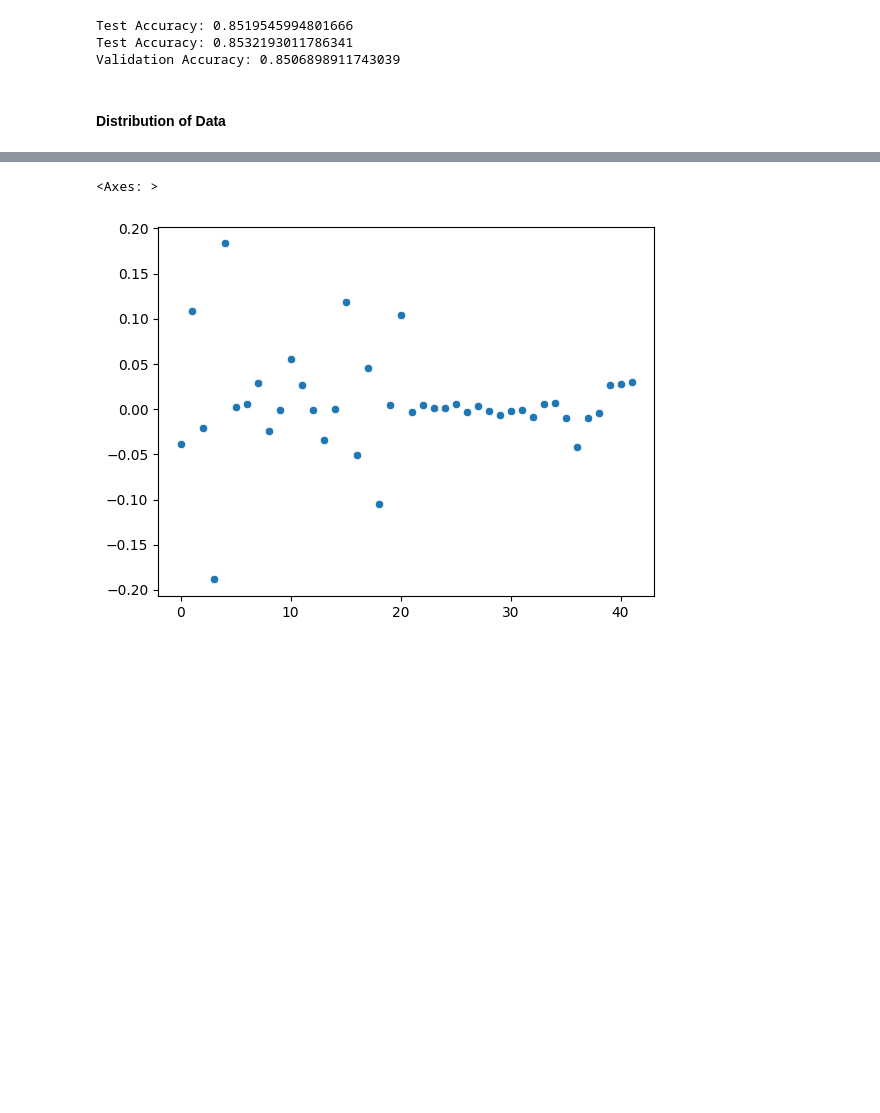
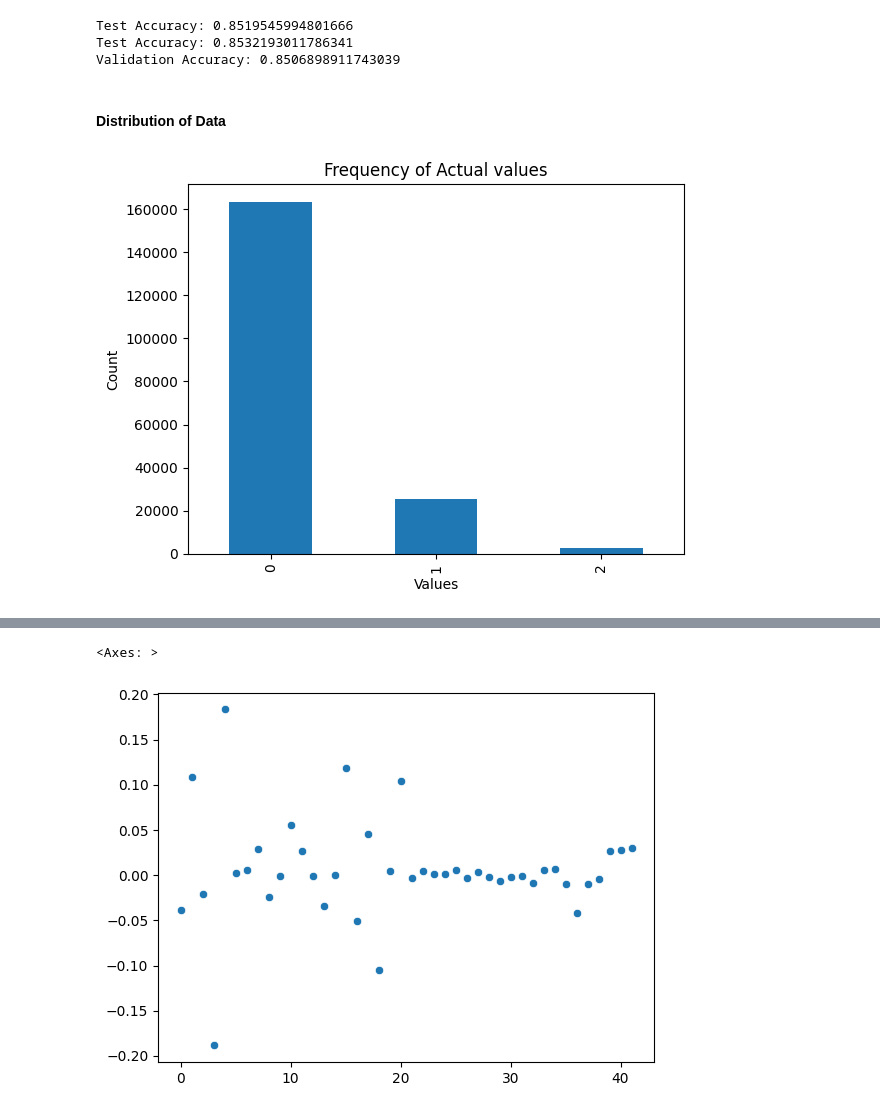
Before and after one commit to yashilvora19/accident_severity_prediction, a Jupyter notebook: Milestone 3.ipynb, the cells around one changed output, grey strips where cells are left out. Saved outputs shown, nothing was run; the diff lists cells and outputs as text; code cells hidden in the pictures; blank space fills up the shorter version.

```diff
--- a/Milestone 3.ipynb
+++ b/Milestone 3.ipynb
@@ -109,0 +120,9 @@ sns.barplot(y_test)
+# %%
+counts = y_test.value_counts()
+counts.plot(kind='bar')
+plt.xlabel('Values')
+plt.ylabel('Count')
+plt.title('Frequency of Actual values')
+plt.show()
+# %% [output]
+[figure, added]
```
Also changed, not shown: parts of 8 cells of this notebook, 1 other file.
